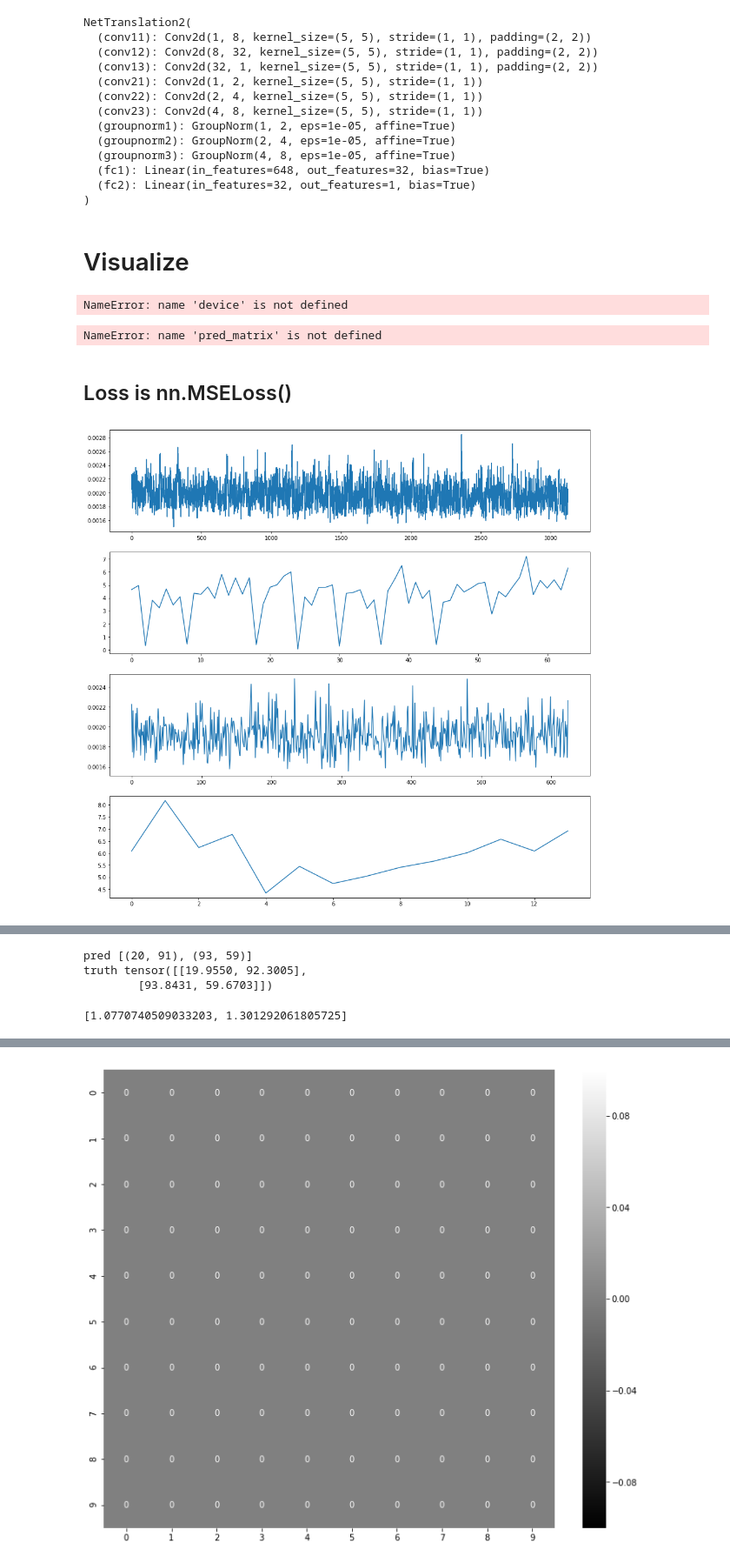
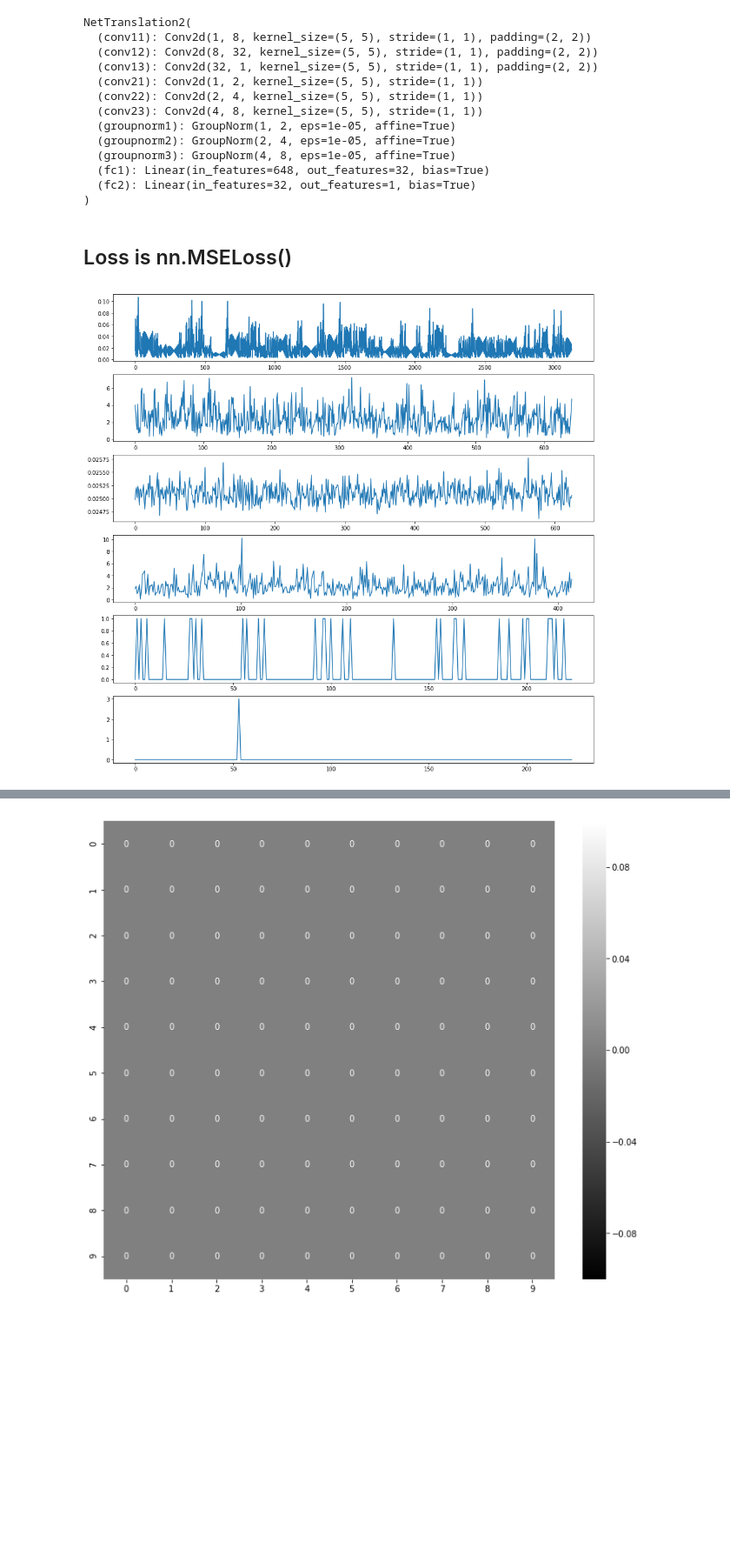
Before and after one commit to caitaozhan/deeplearning-localization, a Jupyter notebook: CNN-translation-multi2.ipynb, the cells around one changed output, grey strips where cells are left out. Shown: that part at 87% size. Cells and saved outputs as stored; diff of their text form; code cells hidden in the pictures; blank space fills up the shorter version.

```diff
--- a/CNN-translation-multi2.ipynb
+++ b/CNN-translation-multi2.ipynb
@@ -259,18 +266,6 @@ NetTranslation2(
   (fc1): Linear(in_features=648, out_features=32, bias=True)
   (fc2): Linear(in_features=32, out_features=1, bias=True)
 )
-# %% [markdown]
-# Visualize
-# %%
-X = sensor_input_test_dataset[0]['matrix']
-X = tensor(np.expand_dims(X, 0)).to(device)
-pred_matrix, pred_ntx = net(X)
-# %% [output]
-NameError: name 'device' is not defined
-# %%
-make_dot(pred_matrix, params=dict(list(net.named_parameters())))
-# %% [output]
-NameError: name 'pred_matrix' is not defined
 # %% [markdown]
 ## Loss is nn.MSELoss()
 # %%
@@ -283,13 +278,15 @@ device    = torch.device('cuda')
 model     = net.to(device)
 optimizer = optim.Adam(model.parameters(), lr=0.001)
 criterion1 = nn.MSELoss()  # criterion is the loss function
-criterion2 = nn.MSELoss()   # latter change this to MSELoss and see what happens
+criterion2 = nn.L1Loss()   # latter change this to MSELoss and see what happens
 
 num_epochs = 5
 train_losses_epoch = []
 train_errors_epoch = []
 test_errors_epoch  = []
-test_losses_epoch    = []
+test_losses_epoch  = []
+test_misses_epoch = []
+test_falses_epoch = []
 print_every = 500
 error_every = 100
 
@@ -299,6 +296,8 @@ for epoch in range(num_epochs):
     train_errors = []
     test_losses  = []
     test_errors  = []
+    test_misses  = []
+    test_falses  = []
     model.train()
     for t, sample in enumerate(sensor_input_dataloader):
         X = sample['matrix'].to(device)
@@ -313,9 +312,11 @@ for epoch in range(num_epochs):
         loss.backward()
         optimizer.step()
         train_losses.append(loss.item())
-        pred_matrix = pred_matrix.data.cpu()
+        pred_matrix = pred_matrix.data.cpu().numpy()
+        pred_ntx = pred_ntx.data.cpu().numpy()
         if t % error_every == 0:
-            train_errors.extend(Metrics.localization_error_image_continuous(pred_matrix, pred_ntx, y_float, Default.grid_length))
+            errors, misses, falses = Metrics.localization_error_image_continuous(pred_matrix, pred_ntx, y_float, Default.grid_length)
+            train_errors.extend(errors)
         if t % print_every == 0:
             print(f't = {t}, loss_matrix = {loss_matrix.item()}, loss_num_tx = {loss_num_tx.item()}')
 
@@ -330,47 +331,63 @@ for epoch in range(num_epochs):
         loss_num_tx = criterion2(pred_ntx, y_num)
         loss = loss_matrix + loss_num_tx
         test_losses.append(loss.item())
-        pred_matrix = pred_matrix.data.cpu()
+        pred_matrix = pred_matrix.data.cpu().numpy()
+        pred_ntx = pred_ntx.data.cpu().numpy()
         if t % error_every == 0:
-            test_errors.extend(Metrics.localization_error_image_continuous(pred_matrix, pred_ntx, y_float, Default.grid_length))
-
+            errors, misses, falses = Metrics.localization_error_image_continuous(pred_matrix, pred_ntx, y_float, Default.grid_length)
+            test_errors.extend(errors)
+            test_misses.extend(misses)
+            test_falses.extend(falses)
     clear_output(True)
     plt.figure(figsize=(16, 16))
-    plt.subplot(411)
+    plt.subplot(611)
     plt.plot(train_losses)
-    plt.subplot(412)
+    plt.subplot(612)
     plt.plot(train_errors)
-    plt.subplot(413)
+    plt.subplot(613)
     plt.plot(test_losses)
-    plt.subplot(414)
+    plt.subplot(614)
     plt.plot(test_errors)
+    plt.subplot(615)
+    plt.plot(test_misses)
+    plt.subplot(616)
+    plt.plot(test_falses)
     plt.show()
 
     print('train loss mean =', np.mean(train_losses))
     print('train loss std  =', np.std(train_losses))
     print('test  loss mean =', np.mean(test_losses))
     print('test  loss std  =', np.std(test_losses))
     print('train mean =', np.mean(train_errors))
     print('train std  =', np.std(train_errors))
     print('test mean =', np.mean(test_errors))
     print('test std  =', np.std(test_errors))
+    print('test misses mean = ', np.mean(test_misses))
+    print('test misses std = ',  np.std(test_misses))
+    print('test falses mean = ', np.mean(test_falses))
+    print('test falses std = ',  np.std(test_falses))
     train_losses_epoch.append((np.mean(train_losses), np.std(train_losses)))
     train_errors_epoch.append((np.mean(train_errors), np.std(train_errors)))
     test_losses_epoch.append((np.mean(test_losses), np.std(test_losses)))
     test_errors_epoch.append((np.mean(test_errors), np.std(test_errors)))
-
+    test_misses_epoch.append((np.mean(test_misses), np.std(test_misses)))
+    test_falses_epoch.append((np.mean(test_falses), np.std(test_falses)))
 
 print('train loss')
 for loss in train_losses_epoch:
     print(loss)
 print('train error')
 for error in train_errors_epoch:
     print(error)
 print('test loss')
 for loss in test_losses_epoch:
     print(loss)
 print('test error')
 for error in test_errors_epoch:
     print(error)
+for misses in test_misses_epoch:
+    print(error)
+for falses in test_falses_epoch:
+    print(falses)
 # %% [output]
-[figure, old version]
+[figure, new version]
@@ -424,10 +445,3 @@ def myplot2(pred, y, y_float):
         sns.heatmap(y[0][a1:a2, b1:b2], cmap='gray', annot=True, ax=axs[i+2])
         axs[i+2].set_title(f'y   {i} ({a}, {b})')
     fig.tight_layout()
-# %%
-Metrics.localization_error_image_continuous(pred_matrix, pred_ntx, y_f, Default.grid_length, True)
-# %% [output]
-pred [(20, 91), (93, 59)]
-truth tensor([[19.9550, 92.3005],
-        [93.8431, 59.6703]])
-[1.0770740509033203, 1.301292061805725]
```
Also changed, not shown: parts of 8 cells of this notebook, 1 other file.
